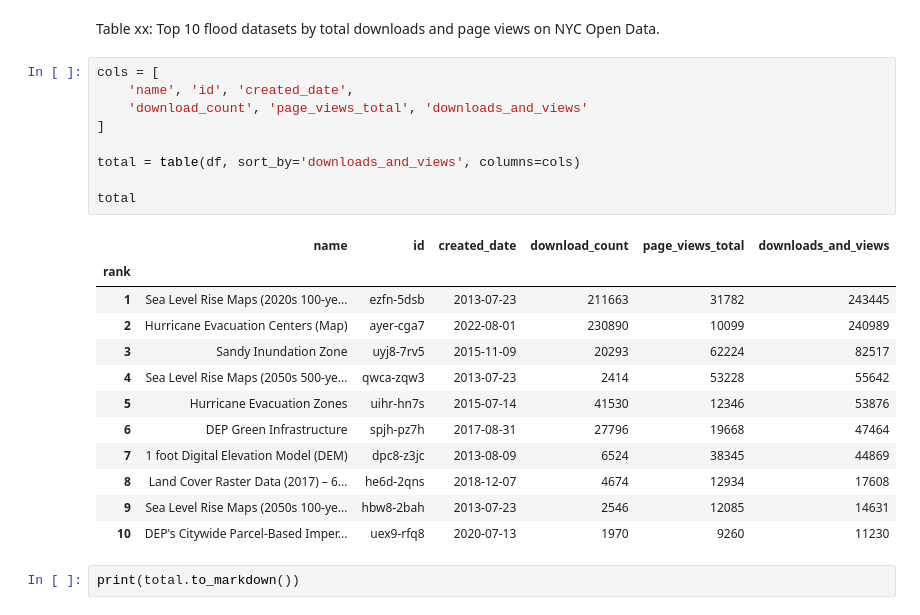
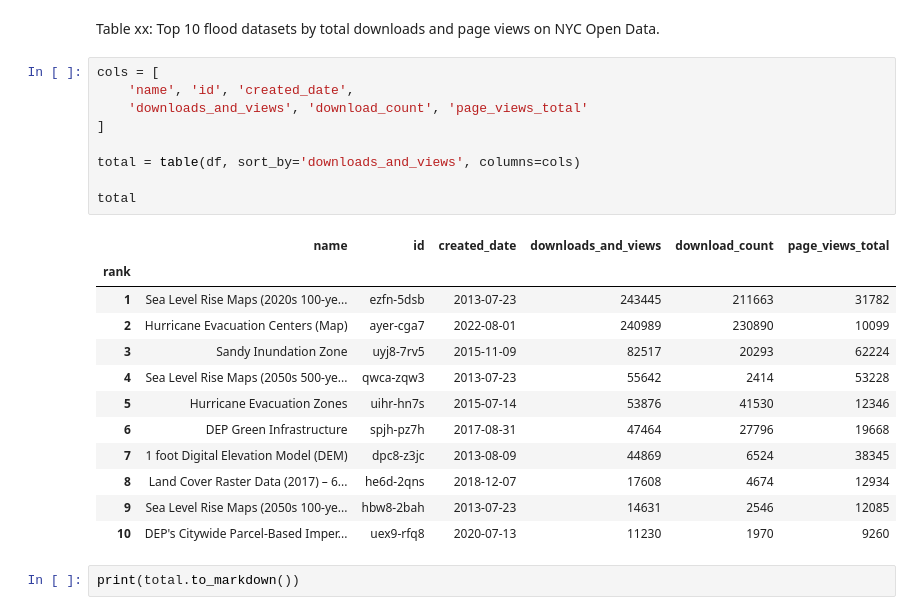
Before and after one commit to mebauer/nyc-flood-data, a Jupyter notebook: notebooks/analysis.ipynb, the cells around one changed output. Cells and saved outputs as stored; diff of their text form.

```diff
--- a/notebooks/analysis.ipynb
+++ b/notebooks/analysis.ipynb
@@ -481,25 +482,25 @@ Table xx: Top 10 flood datasets by total downloads and page views on NYC Open Da
 # %%
 cols = [
     'name', 'id', 'created_date',
-    'download_count', 'page_views_total', 'downloads_and_views'
+    'downloads_and_views', 'download_count', 'page_views_total'
 ]
 
 total = table(df, sort_by='downloads_and_views', columns=cols)
 
 total
 # %% [output]
-|  | name | id | created_date | download_count | page_views_total | downloads_and_views |
+|  | name | id | created_date | downloads_and_views | download_count | page_views_total |
 | rank |  |  |  |  |  |  |
-| 1 | Sea Level Rise Maps (2020s 100-ye... | ezfn-5dsb | 2013-07-23 | 211663 | 31782 | 243445 |
-| 2 | Hurricane Evacuation Centers (Map) | ayer-cga7 | 2022-08-01 | 230890 | 10099 | 240989 |
-| 3 | Sandy Inundation Zone | uyj8-7rv5 | 2015-11-09 | 20293 | 62224 | 82517 |
-| 4 | Sea Level Rise Maps (2050s 500-ye... | qwca-zqw3 | 2013-07-23 | 2414 | 53228 | 55642 |
-| 5 | Hurricane Evacuation Zones | uihr-hn7s | 2015-07-14 | 41530 | 12346 | 53876 |
-| 6 | DEP Green Infrastructure | spjh-pz7h | 2017-08-31 | 27796 | 19668 | 47464 |
-| 7 | 1 foot Digital Elevation Model (DEM) | dpc8-z3jc | 2013-08-09 | 6524 | 38345 | 44869 |
-| 8 | Land Cover Raster Data (2017) – 6... | he6d-2qns | 2018-12-07 | 4674 | 12934 | 17608 |
-| 9 | Sea Level Rise Maps (2050s 100-ye... | hbw8-2bah | 2013-07-23 | 2546 | 12085 | 14631 |
-| 10 | DEP's Citywide Parcel-Based Imper... | uex9-rfq8 | 2020-07-13 | 1970 | 9260 | 11230 |
+| 1 | Sea Level Rise Maps (2020s 100-ye... | ezfn-5dsb | 2013-07-23 | 243445 | 211663 | 31782 |
+| 2 | Hurricane Evacuation Centers (Map) | ayer-cga7 | 2022-08-01 | 240989 | 230890 | 10099 |
+| 3 | Sandy Inundation Zone | uyj8-7rv5 | 2015-11-09 | 82517 | 20293 | 62224 |
+| 4 | Sea Level Rise Maps (2050s 500-ye... | qwca-zqw3 | 2013-07-23 | 55642 | 2414 | 53228 |
+| 5 | Hurricane Evacuation Zones | uihr-hn7s | 2015-07-14 | 53876 | 41530 | 12346 |
+| 6 | DEP Green Infrastructure | spjh-pz7h | 2017-08-31 | 47464 | 27796 | 19668 |
+| 7 | 1 foot Digital Elevation Model (DEM) | dpc8-z3jc | 2013-08-09 | 44869 | 6524 | 38345 |
+| 8 | Land Cover Raster Data (2017) – 6... | he6d-2qns | 2018-12-07 | 17608 | 4674 | 12934 |
+| 9 | Sea Level Rise Maps (2050s 100-ye... | hbw8-2bah | 2013-07-23 | 14631 | 2546 | 12085 |
+| 10 | DEP's Citywide Parcel-Based Imper... | uex9-rfq8 | 2020-07-13 | 11230 | 1970 | 9260 |
 # %%
 print(total.to_markdown())
 # %% [output]
```
Also changed, not shown: parts of 4 cells of this notebook, 1 other file.
